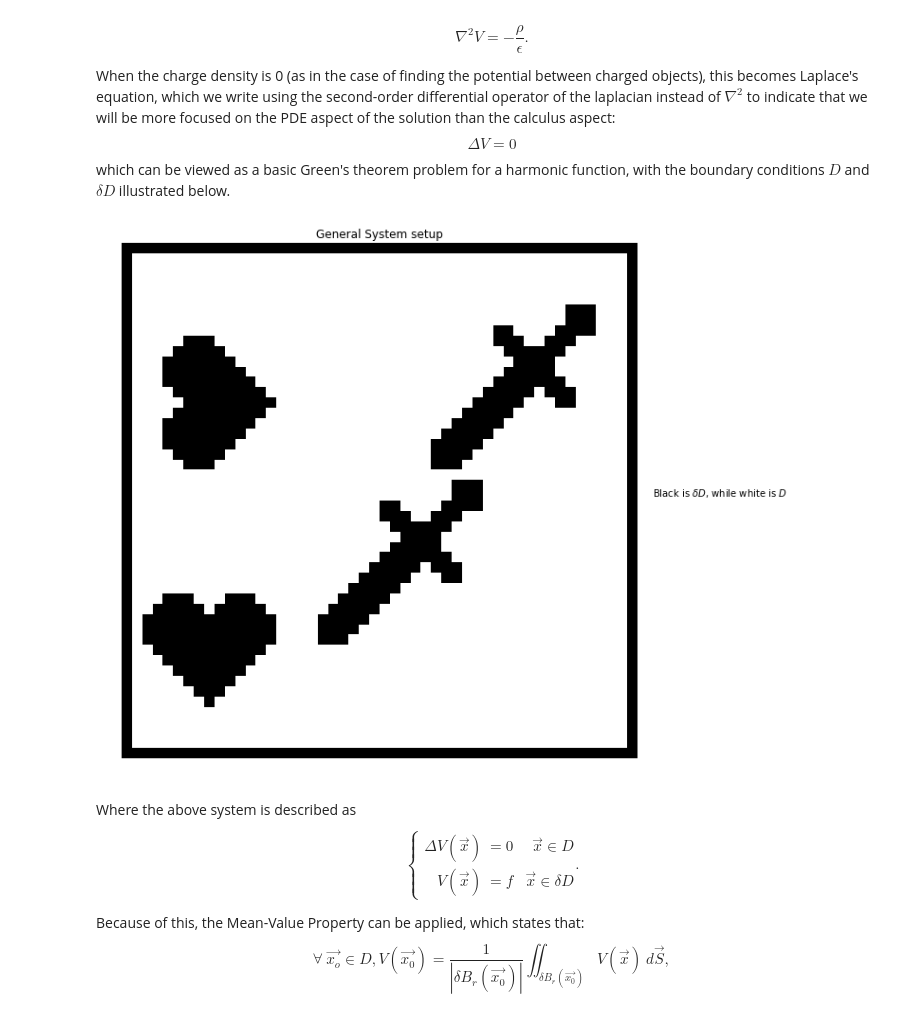
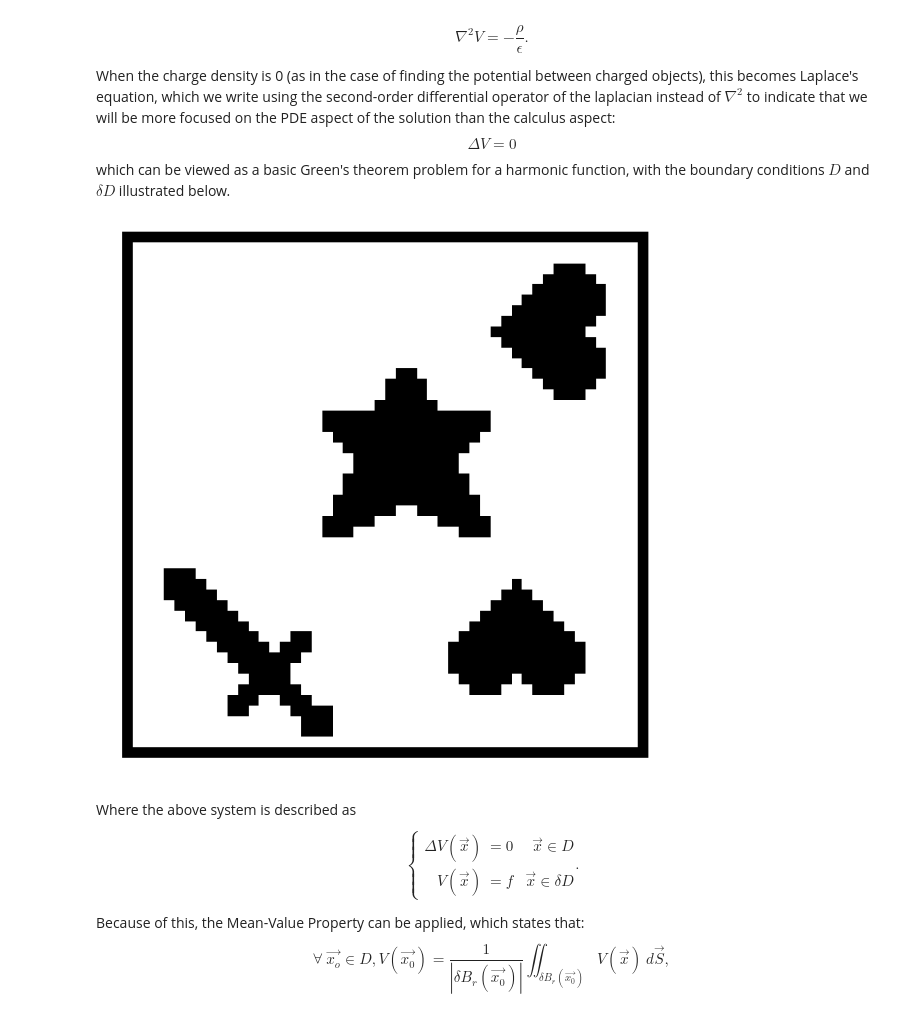
Before and after one commit to baf57/Phys1321Proj, a Jupyter notebook: Brayden's Work.ipynb, the cells around one changed output. Drawn from its saved outputs; the diff is of its cells as text; code cells hidden in the pictures.

```diff
--- a/Brayden's Work.ipynb
+++ b/Brayden's Work.ipynb
@@ -119,36 +119,36 @@ def rota(A,rot):
 def insrt(xi,yi,A,V,TF):
     lx,ly=np.shape(A)
     if np.all(TF[xi:xi+lx,yi:yi+ly]==True):
         V[xi:xi+lx,yi:yi+ly]=A
         TF[xi:xi+lx,yi:yi+ly]=(A==0)
         return False
     else:
         return True
 
 def genInit(x,y,nSmall,minPot,maxPot):
     V,TF=cArys(x,y)
     for n in range(nSmall):
         check=True
         while check:
             ind=rand.randint(0,3)
             rot=rand.randint(0,3)
             pot=rand.uniform(minPot,maxPot)
             A=bgArys(ind,rot,pot)
             xi=rand.randint(0,x-1)
             yi=rand.randint(0,y-1)
             check=insrt(xi,yi,A,V,TF)
     TF=np.logical_not(TF)
     return V,TF
 
 V1,TF1=genInit(50,50,4,-5,5)
 plt.figure(figsize=(10,10))
-plt.title("General System setup")
+#plt.title("General System setup")
 plt.imshow(TF1.T,cmap="binary",origin="lower")
 plt.axis("off")
-plt.text(51,25,"Black is $\delta D$, while white is $D$")
+#plt.text(51,25,"Black is the boundary condition ($TF_{ij}=False, while white is where teh system is to be ")
 plt.show()
 # %% [output]
-[figure, old version]
+[figure, new version]
 # %% [markdown]
 Where the above system is described as $$\left\{\begin{align*}
 \Delta V(\vec{x}) &= 0  &\vec{x}\in D  \\
```
Also changed, not shown: parts of 3 cells of this notebook, 1 other file.
